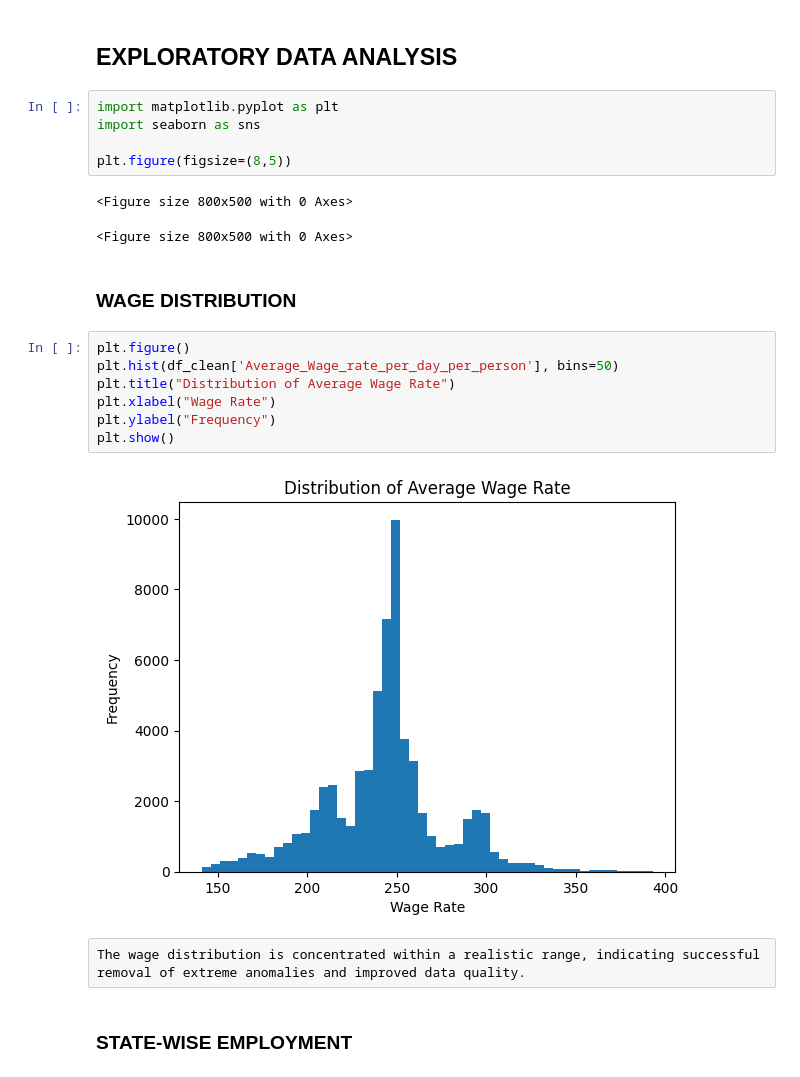
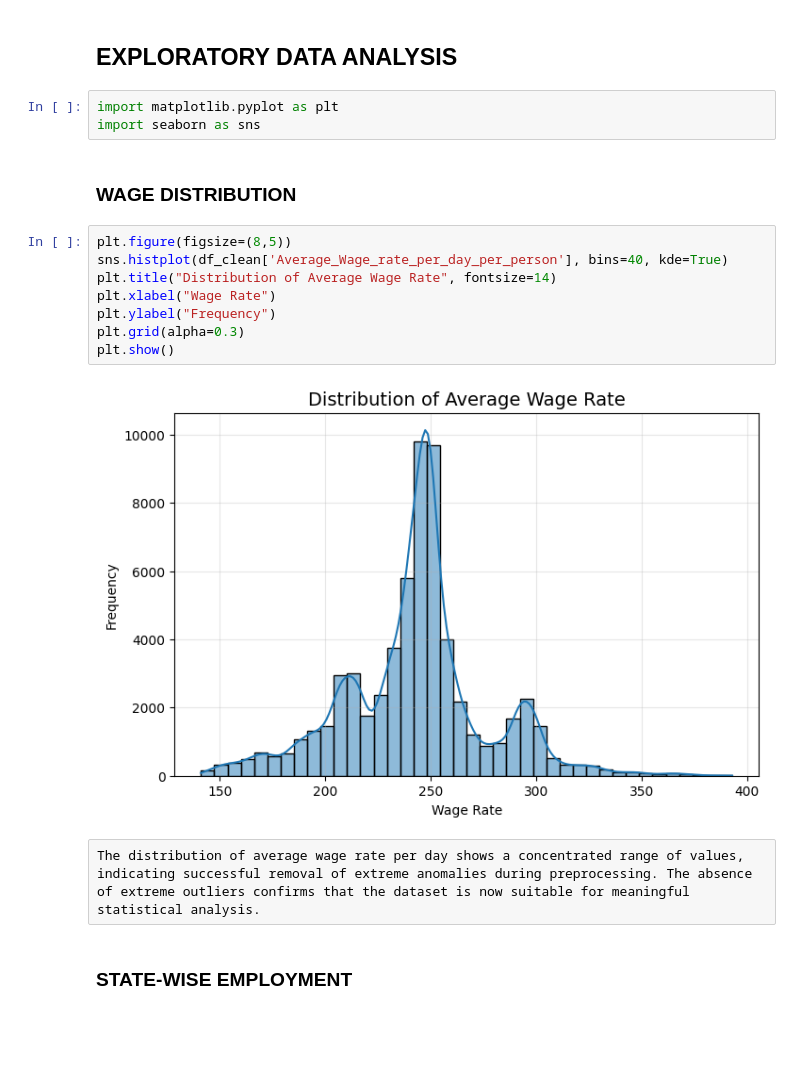
Before and after one commit to Shubhangidixit01/MGNREGA-Data-Analysis, a Jupyter notebook: notebooks/MGNREGA_Analysis.ipynb, the cells around one changed output. Drawn from its saved outputs; the diff is of its cells as text; blank space fills up the shorter version.

Commit message:
Added Exploratory Data Analysis
Performed Graph based visualizations

```diff
--- a/notebooks/MGNREGA_Analysis.ipynb
+++ b/notebooks/MGNREGA_Analysis.ipynb
@@ -1118,24 +1118,20 @@ os.listdir("../data/processed")
 # %%
 import matplotlib.pyplot as plt
 import seaborn as sns
-
-plt.figure(figsize=(8,5))
-# %% [output]
-<Figure size 800x500 with 0 Axes>
-<Figure size 800x500 with 0 Axes>
 # %% [markdown]
 ### WAGE DISTRIBUTION
 # %%
-plt.figure()
-plt.hist(df_clean['Average_Wage_rate_per_day_per_person'], bins=50)
-plt.title("Distribution of Average Wage Rate")
+plt.figure(figsize=(8,5))
+sns.histplot(df_clean['Average_Wage_rate_per_day_per_person'], bins=40, kde=True)
+plt.title("Distribution of Average Wage Rate", fontsize=14)
 plt.xlabel("Wage Rate")
 plt.ylabel("Frequency")
+plt.grid(alpha=0.3)
 plt.show()
 # %% [output]
-[figure, old version]
+[figure, new version]
 # %% [raw]
-The wage distribution is concentrated within a realistic range, indicating successful removal of extreme anomalies and improved data quality.
+The distribution of average wage rate per day shows a concentrated range of values, indicating successful removal of extreme anomalies during preprocessing. The absence of extreme outliers confirms that the dataset is now suitable for meaningful statistical analysis.
 # %% [markdown]
 ### STATE-WISE EMPLOYMENT
 # %%
```
Also changed, not shown: parts of 21 cells of this notebook.
